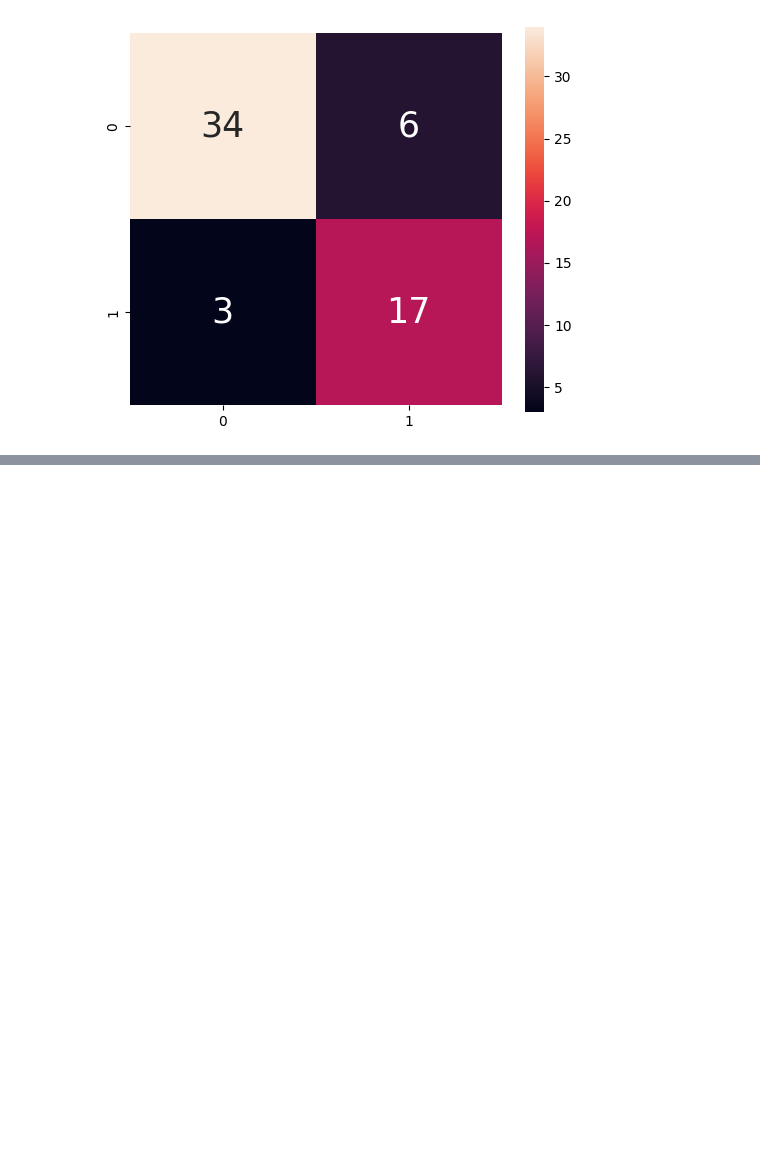
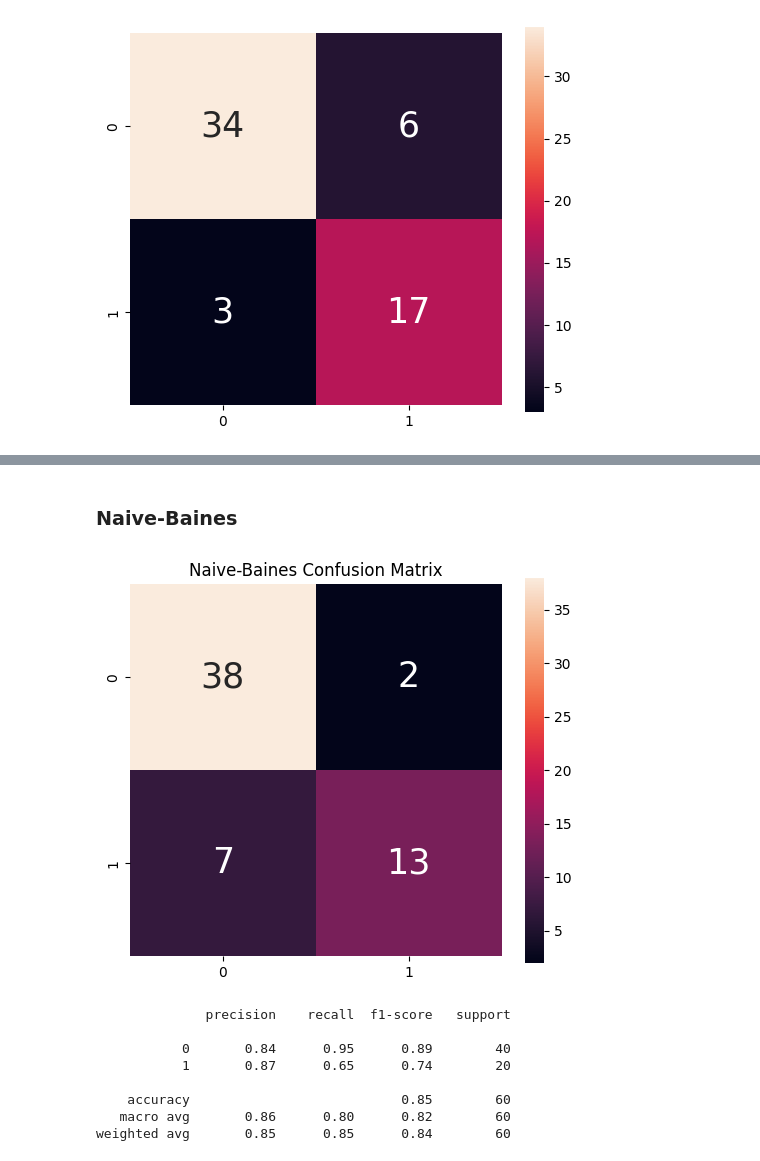
Before and after one commit to kieranthakkar/heartFailurePrediction, a Jupyter notebook: working.ipynb, the cells around one changed output, grey strips where cells are left out. Drawn from its saved outputs; the diff is of its cells as text; code cells hidden in the pictures; blank space fills up the shorter version.

```diff
--- a/working.ipynb
+++ b/working.ipynb
@@ -133,0 +196,24 @@ sns.heatmap(cf_matrix, annot = True, annot_kws = {'size':25}, square=True)
+# %% [markdown]
+### Naive-Baines
+# %%
+NB = GaussianNB()
+NB.fit(X_train, y_train)
+NB_pred = NB.predict(X_test)
+
+plt.subplots(figsize=(6,5))
+cf_matrix = confusion_matrix(y_test, NB_pred)
+sns.heatmap(cf_matrix, annot = True, annot_kws = {'size':25}, square=True)
+plt.title("Naive-Baines Confusion Matrix")
+plt.show()
+
+print(classification_report(y_test,NB_pred))
+# %% [output]
+[figure, added]
+              precision    recall  f1-score   support
+
+           0       0.84      0.95      0.89        40
+           1       0.87      0.65      0.74        20
+
+    accuracy                           0.85        60
+   macro avg       0.86      0.80      0.82        60
+weighted avg       0.85      0.85      0.84        60
```
Also changed, not shown: parts of 13 cells of this notebook.
